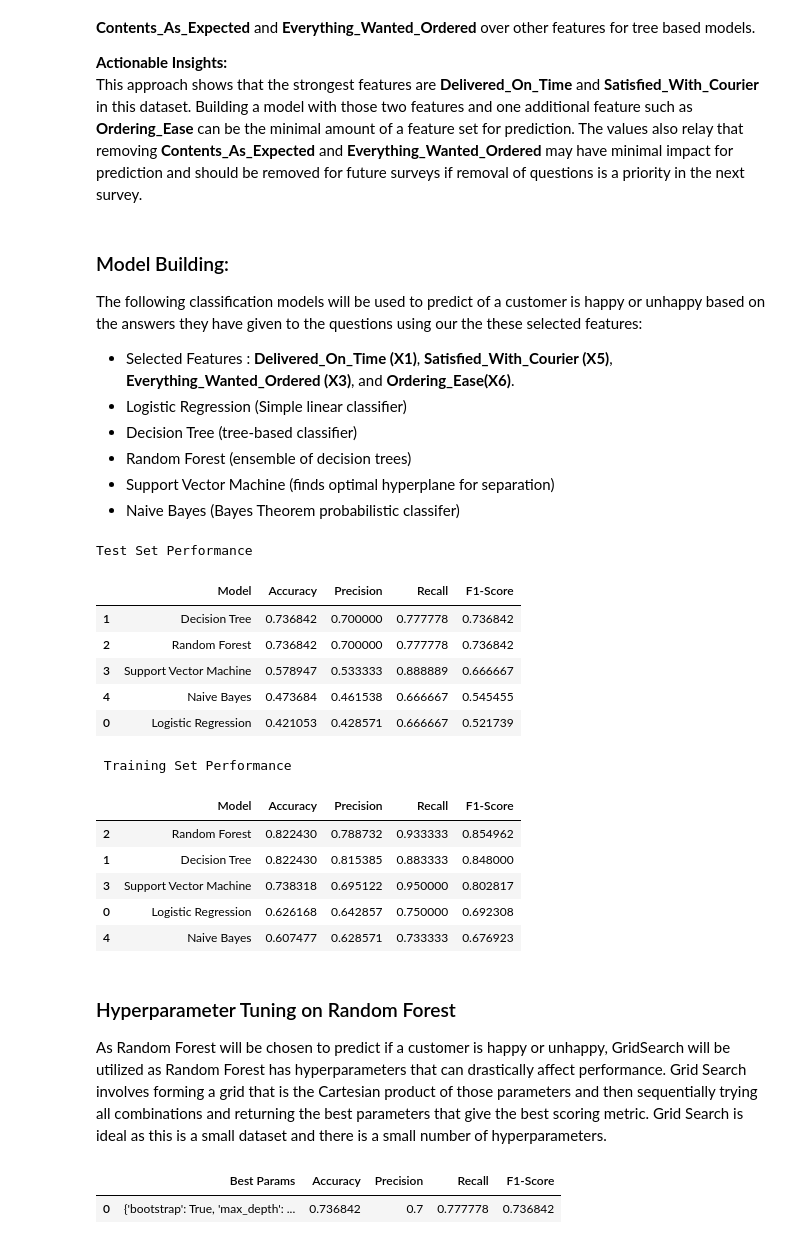
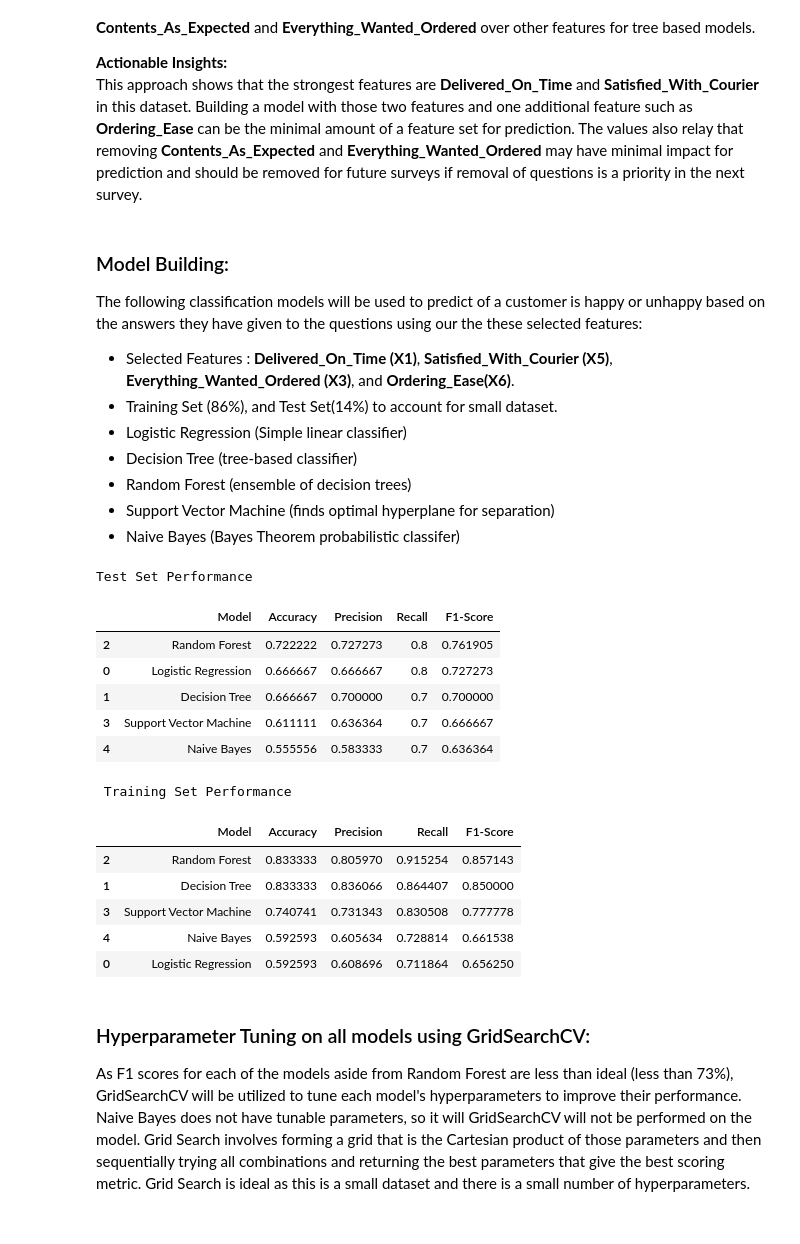
Before and after one commit to Sooihk/Apziva, a Jupyter notebook: Project_1/KNLsqJTgBMYUS3O1/HappyCustomers.ipynb, the cells around one changed output. Cells and saved outputs as stored; diff of their text form; code cells hidden in the pictures.

```diff
--- a/Project_1/KNLsqJTgBMYUS3O1/HappyCustomers.ipynb
+++ b/Project_1/KNLsqJTgBMYUS3O1/HappyCustomers.ipynb
@@ -292,6 +294,7 @@ This approach shows that the strongest features are **Delivered_On_Time** and **
 ### Model Building:
 The following classification models will be used to predict of a customer is happy or unhappy based on the answers they have given to the questions using our the these selected features:
 - Selected Features : **Delivered_On_Time (X1)**, **Satisfied_With_Courier (X5)**, **Everything_Wanted_Ordered (X3)**, and **Ordering_Ease(X6)**.
+- Training Set (86%), and Test Set(14%) to account for small dataset.
 - Logistic Regression (Simple linear classifier)
 - Decision Tree (tree-based classifier)
 - Random Forest (ensemble of decision trees)
@@ -302,10 +305,10 @@ The following classification models will be used to predict of a customer is hap
 selected_features = ['Delivered_On_Time', 'Satisfied_With_Courier', 'Everything_Wanted_Ordered', 'Ordering_Ease']
 x = customer_survey[selected_features]
 y = customer_survey['Target']
-random_seed = 42
+random_seed = 3
 
 # Splitting Dataset
-x_train, x_test, y_train, y_test = train_test_split(x, y, test_size=0.15, random_state=random_seed)
+x_train, x_test, y_train, y_test = train_test_split(x, y, test_size=0.14, random_state=random_seed)
 
 # Define models to be used
 models = {
@@ -334,84 +337,45 @@ for name, model in models.items():
         'Model': name,
         'Accuracy': accuracy_score(y_test, y_test_pred),
         'Precision': test_report['1']['precision'],
         'Recall': test_report['1']['recall'],
         'F1-Score': test_report['1']['f1-score']
     })
 
     # Training metrics
     train_report = classification_report(y_train, y_train_pred, output_dict=True)
     train_results.append({
         'Model': name,
         'Accuracy': accuracy_score(y_train, y_train_pred),
         'Precision': train_report['1']['precision'],
         'Recall': train_report['1']['recall'],
         'F1-Score': train_report['1']['f1-score']
     })
 
 # Create DataFrames
 test_metrics = pd.DataFrame(test_results).sort_values(by='F1-Score', ascending=False)
 train_metrics = pd.DataFrame(train_results).sort_values(by='F1-Score', ascending=False)
 
 # Output both DataFrames
 print("Test Set Performance")
 display(test_metrics)
 
 print("\n Training Set Performance")
 display(train_metrics)
 # %% [output]
 Test Set Performance
 |  | Model | Accuracy | Precision | Recall | F1-Score |
-| 1 | Decision Tree | 0.736842 | 0.700000 | 0.777778 | 0.736842 |
-| 2 | Random Forest | 0.736842 | 0.700000 | 0.777778 | 0.736842 |
-| 3 | Support Vector Machine | 0.578947 | 0.533333 | 0.888889 | 0.666667 |
-| 4 | Naive Bayes | 0.473684 | 0.461538 | 0.666667 | 0.545455 |
-| 0 | Logistic Regression | 0.421053 | 0.428571 | 0.666667 | 0.521739 |
+| 2 | Random Forest | 0.722222 | 0.727273 | 0.8 | 0.761905 |
+| 0 | Logistic Regression | 0.666667 | 0.666667 | 0.8 | 0.727273 |
+| 1 | Decision Tree | 0.666667 | 0.700000 | 0.7 | 0.700000 |
+| 3 | Support Vector Machine | 0.611111 | 0.636364 | 0.7 | 0.666667 |
+| 4 | Naive Bayes | 0.555556 | 0.583333 | 0.7 | 0.636364 |
  Training Set Performance
 |  | Model | Accuracy | Precision | Recall | F1-Score |
-| 2 | Random Forest | 0.822430 | 0.788732 | 0.933333 | 0.854962 |
-| 1 | Decision Tree | 0.822430 | 0.815385 | 0.883333 | 0.848000 |
-| 3 | Support Vector Machine | 0.738318 | 0.695122 | 0.950000 | 0.802817 |
-| 0 | Logistic Regression | 0.626168 | 0.642857 | 0.750000 | 0.692308 |
-| 4 | Naive Bayes | 0.607477 | 0.628571 | 0.733333 | 0.676923 |
+| 2 | Random Forest | 0.833333 | 0.805970 | 0.915254 | 0.857143 |
+| 1 | Decision Tree | 0.833333 | 0.836066 | 0.864407 | 0.850000 |
+| 3 | Support Vector Machine | 0.740741 | 0.731343 | 0.830508 | 0.777778 |
+| 4 | Naive Bayes | 0.592593 | 0.605634 | 0.728814 | 0.661538 |
+| 0 | Logistic Regression | 0.592593 | 0.608696 | 0.711864 | 0.656250 |
 # %% [markdown]
-### Hyperparameter Tuning on Random Forest
-As Random Forest will be chosen to predict if a customer is happy or unhappy, GridSearch will be utilized as Random Forest has hyperparameters that can drastically affect performance. Grid Search involves forming a grid that is the Cartesian product of those parameters and then sequentially trying all combinations and returning the best parameters that give the best scoring metric. Grid Search is ideal as this is a small dataset and there is a small number of hyperparameters.
+### Hyperparameter Tuning on all models using GridSearchCV:
+As F1 scores for each of the models aside from Random Forest are less than ideal (less than 73%), GridSearchCV will be utilized to tune each model's hyperparameters to improve their performance. Naive Bayes does not have tunable parameters, so it will GridSearchCV will not be performed on the model. Grid Search involves forming a grid that is the Cartesian product of those parameters and then sequentially trying all combinations and returning the best parameters that give the best scoring metric. Grid Search is ideal as this is a small dataset and there is a small number of hyperparameters.
-# %%
-# define RandomForestClassifier
-random_forest = RandomForestClassifier(random_state=random_seed)
-
-# Define Hyperparameter Grid
-param_grid = {
-    'n_estimators': [50, 100, 150, 200], # how many decision trees to build
-    'max_depth': [1, 3, 5, 7], # how deep each individual tree can grow
-    'min_samples_split': [2, 5, 10], # threshold for when a node should split
-    'min_samples_leaf': [1, 2], # minimum number of samples required in a leaf
-    'max_features': ['sqrt', 'log2', 0.5], # number of features to consider when looking for best split
-    'bootstrap': [True, False]
-}
-
-# Set up GridSearchCV with cross validation. Selects model with best F1 Score
-grid_search = GridSearchCV(estimator=random_forest, param_grid=param_grid, cv=5,
-                           scoring='f1',n_jobs=-1)
-grid_search.fit(x_train, y_train)
-
-# Predict with the best model found
-best_model = grid_search.best_estimator_
-y_pred = best_model.predict(x_test)
-
-# Evaluate performance
-report = classification_report(y_test, y_pred, output_dict=True)
-results = {
-    "Best Params": grid_search.best_params_,
-    "Accuracy": accuracy_score(y_test, y_pred),
-    "Precision": report['1']['precision'],
-    "Recall": report['1']['recall'],
-    "F1-Score": report['1']['f1-score']
-}
-
-# Convert to DataFrame for display
-results_df = pd.DataFrame([results])
-results_df
-# %% [output]
-|  | Best Params | Accuracy | Precision | Recall | F1-Score |
-| 0 | {'bootstrap': True, 'max_depth': ... | 0.736842 | 0.7 | 0.777778 | 0.736842 |
```
Also changed, not shown: parts of 4 cells of this notebook.
